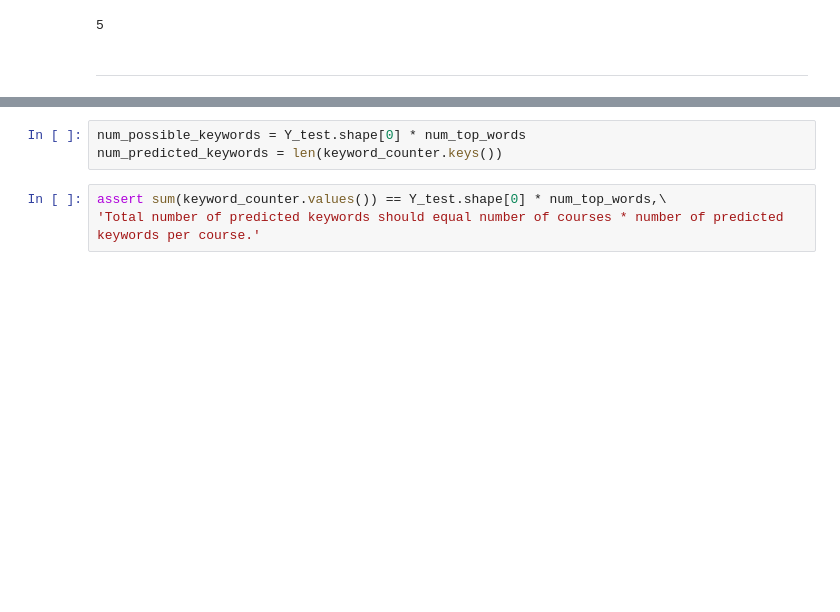
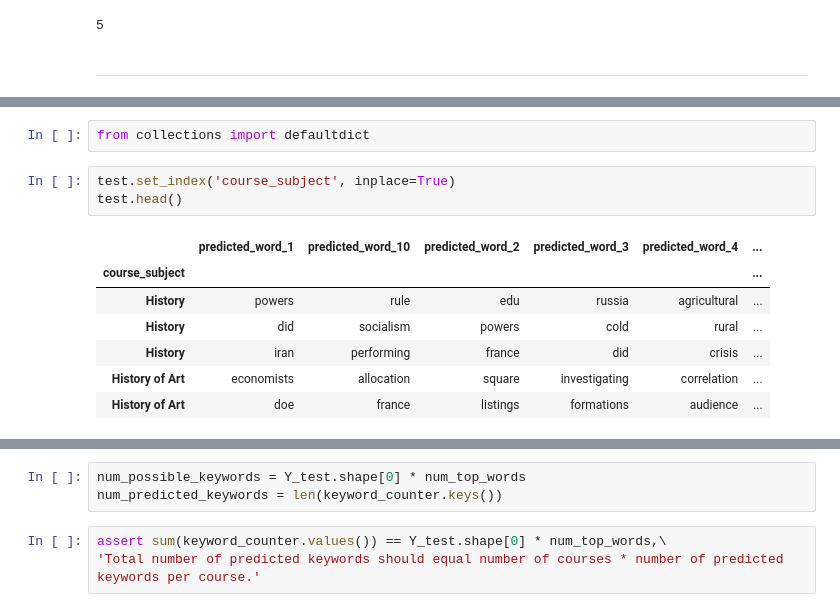
Before and after one commit to matthew-dong-dev/ICS-research, a Jupyter notebook: keyword_metrics.ipynb, the cells around one changed output, grey strips where cells are left out. Cells and saved outputs as stored; diff of their text form; blank space fills up the shorter version.

```diff
--- a/keyword_metrics.ipynb
+++ b/keyword_metrics.ipynb
@@ -151,0 +221,13 @@ Y_test.head(3)
+# %%
+from collections import defaultdict
+# %%
+test.set_index('course_subject', inplace=True)
+test.head()
+# %% [output]
+|  | predicted_word_1 | predicted_word_10 | predicted_word_2 | predicted_word_3 | predicted_word_4 | ... |
+| course_subject |  |  |  |  |  | ... |
+| History | powers | rule | edu | russia | agricultural | ... |
+| History | did | socialism | powers | cold | rural | ... |
+| History | iran | performing | france | did | crisis | ... |
+| History of Art | economists | allocation | square | investigating | correlation | ... |
+| History of Art | doe | france | listings | formations | audience | ... |
```
Also changed, not shown: parts of 32 cells of this notebook, 5 other files.
